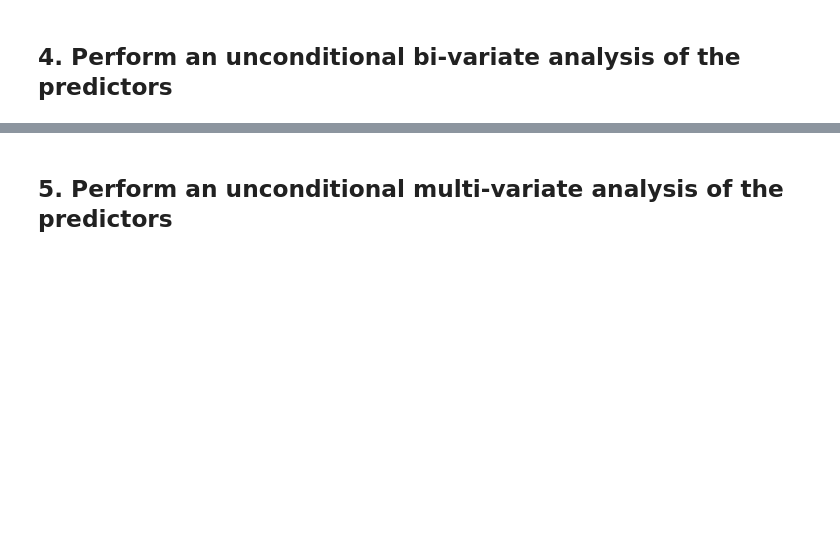
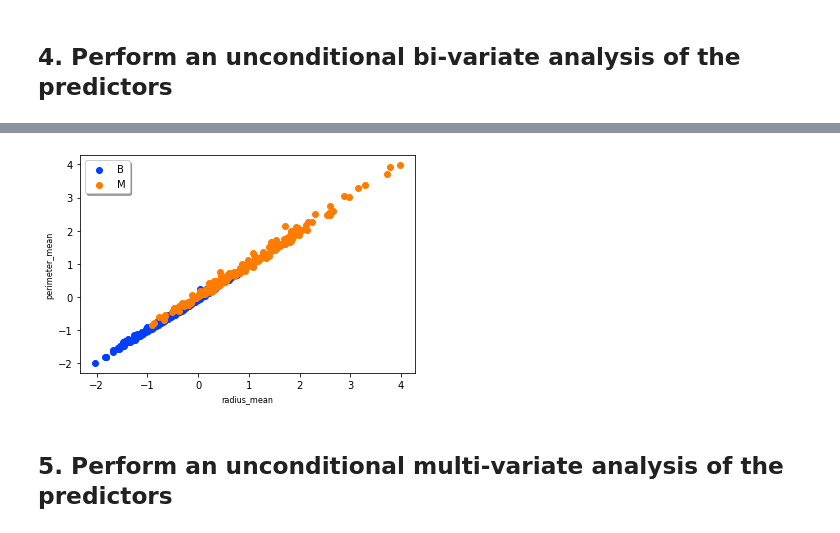
Before and after one commit to lucasabdalah/Exploratory-Data-Analisys, a Jupyter notebook: code/hw1/data_investigation.ipynb, the cells around one changed output, grey strips where cells are left out. Drawn from its saved outputs; the diff is of its cells as text; code cells hidden in the pictures; blank space fills up the shorter version.

```diff
--- a/code/hw1/data_investigation.ipynb
+++ b/code/hw1/data_investigation.ipynb
@@ -214,0 +228,10 @@ Standard Deviation
+# %%
+plt.figure()
+plt.scatter(df_Zscore_Benign[numeric_columns[0]], df_Zscore_Benign[numeric_columns[2]], label = "B")
+plt.scatter(df_Zscore_Malignant[numeric_columns[0]], df_Zscore_Malignant[numeric_columns[2]], label = "M")
+plt.xlabel(numeric_columns[0], fontsize = 8)
+plt.ylabel(numeric_columns[2], fontsize = 8)
+plt.legend(frameon = True, shadow = True)
+plt.show()
+# %% [output]
+[figure, added]
```
Also changed, not shown: parts of 3 cells of this notebook.
